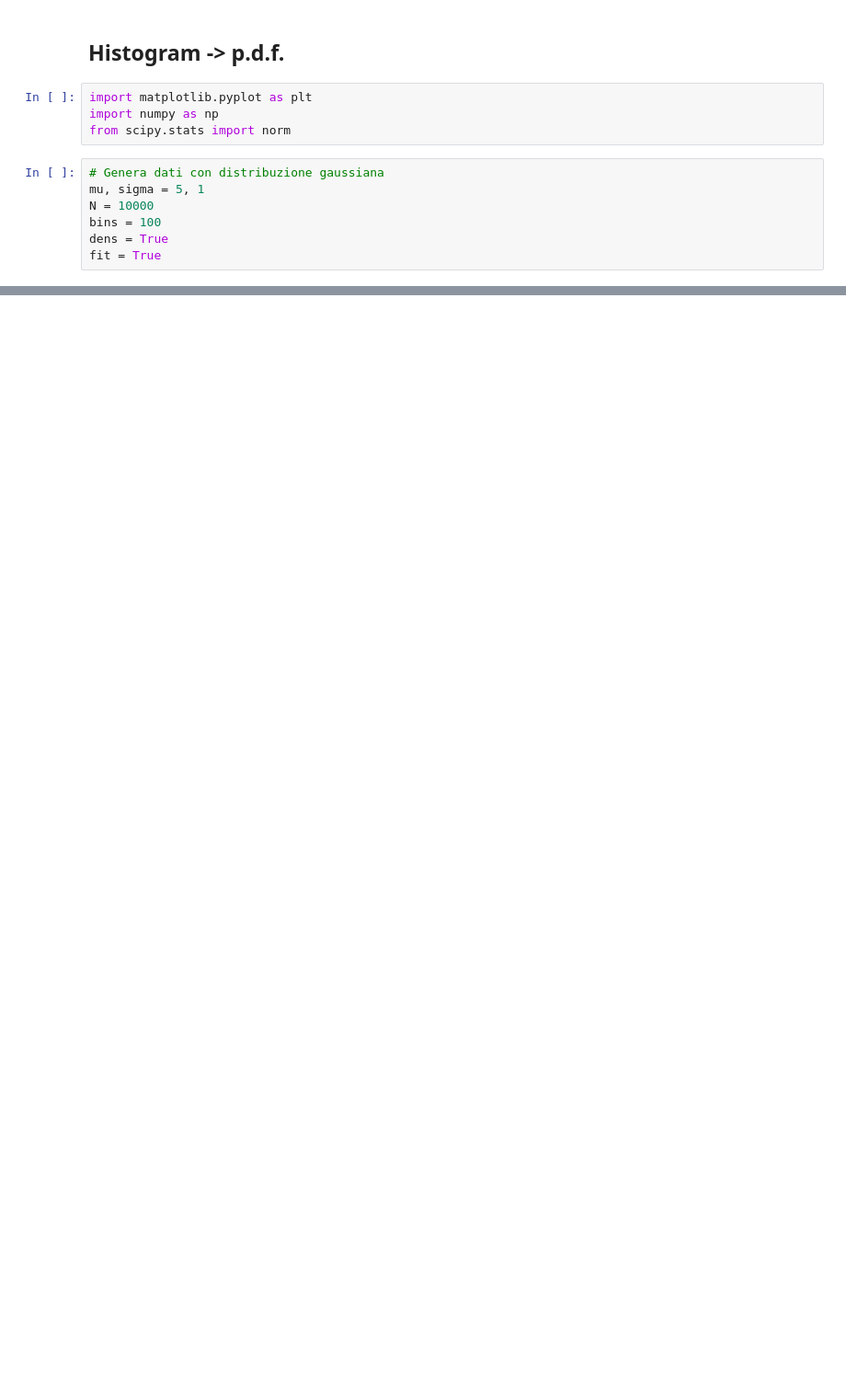
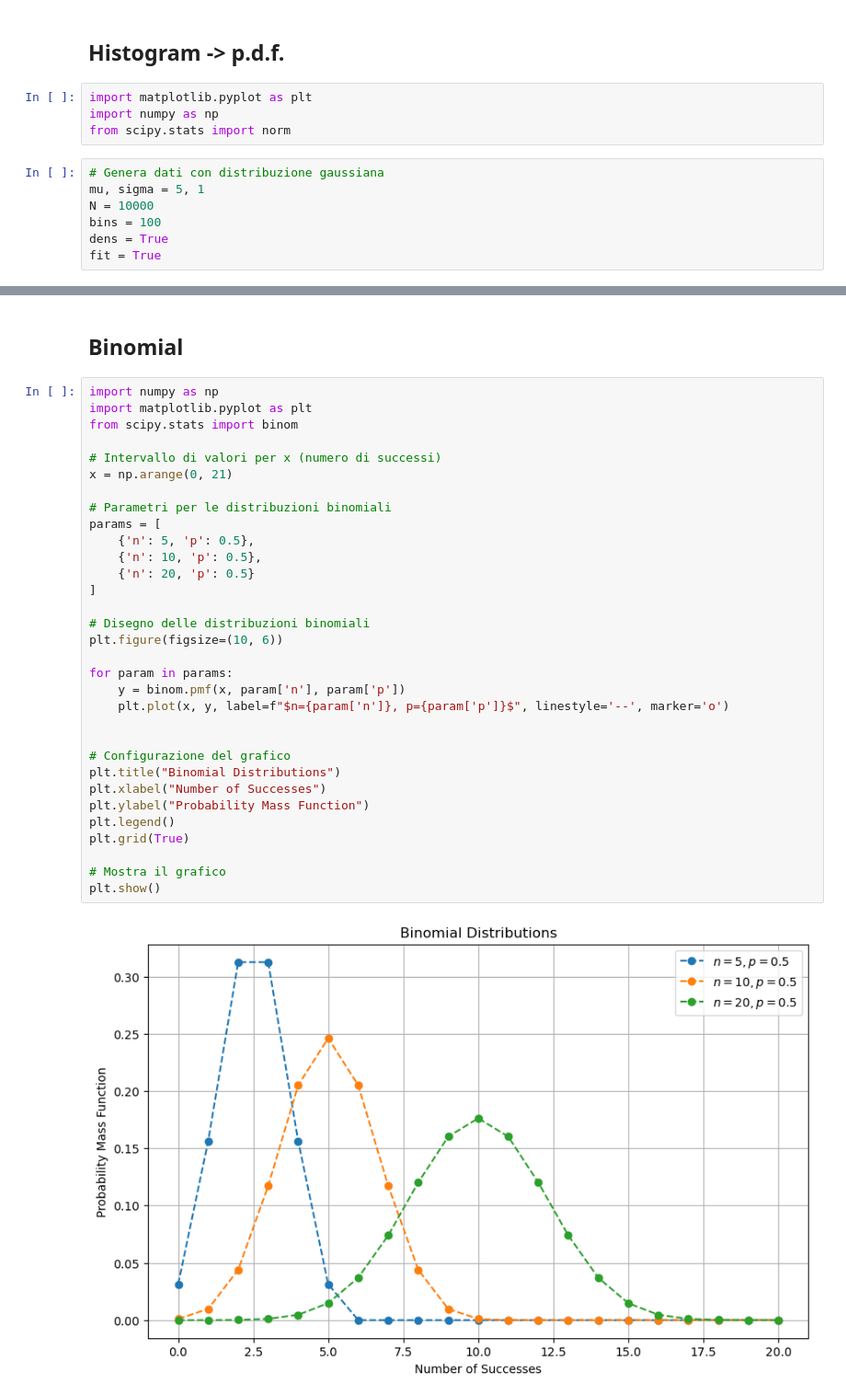
Before and after one commit to MrPiada/data-analysis-swiss-knife, a Jupyter notebook: notebooks/pdfs_plots.ipynb, the cells around one changed output, grey strips where cells are left out. Shown at 92% size. Drawn from its saved outputs; the diff is of its cells as text; blank space fills up the shorter version.

```diff
--- a/notebooks/pdfs_plots.ipynb
+++ b/notebooks/pdfs_plots.ipynb
@@ -46,0 +151,36 @@ plt.show()
+# %% [markdown]
+## Binomial
+# %%
+import numpy as np
+import matplotlib.pyplot as plt
+from scipy.stats import binom
+
+# Intervallo di valori per x (numero di successi)
+x = np.arange(0, 21)
+
+# Parametri per le distribuzioni binomiali
+params = [
+    {'n': 5, 'p': 0.5},
+    {'n': 10, 'p': 0.5},
+    {'n': 20, 'p': 0.5}
+]
+
+# Disegno delle distribuzioni binomiali
+plt.figure(figsize=(10, 6))
+
+for param in params:
+    y = binom.pmf(x, param['n'], param['p'])
+    plt.plot(x, y, label=f"$n={param['n']}, p={param['p']}$", linestyle='--', marker='o')
+
+
+# Configurazione del grafico
+plt.title("Binomial Distributions")
+plt.xlabel("Number of Successes")
+plt.ylabel("Probability Mass Function")
+plt.legend()
+plt.grid(True)
+
+# Mostra il grafico
+plt.show()
+# %% [output]
+[figure, added]
```
Also changed, not shown: parts of 6 cells of this notebook.
